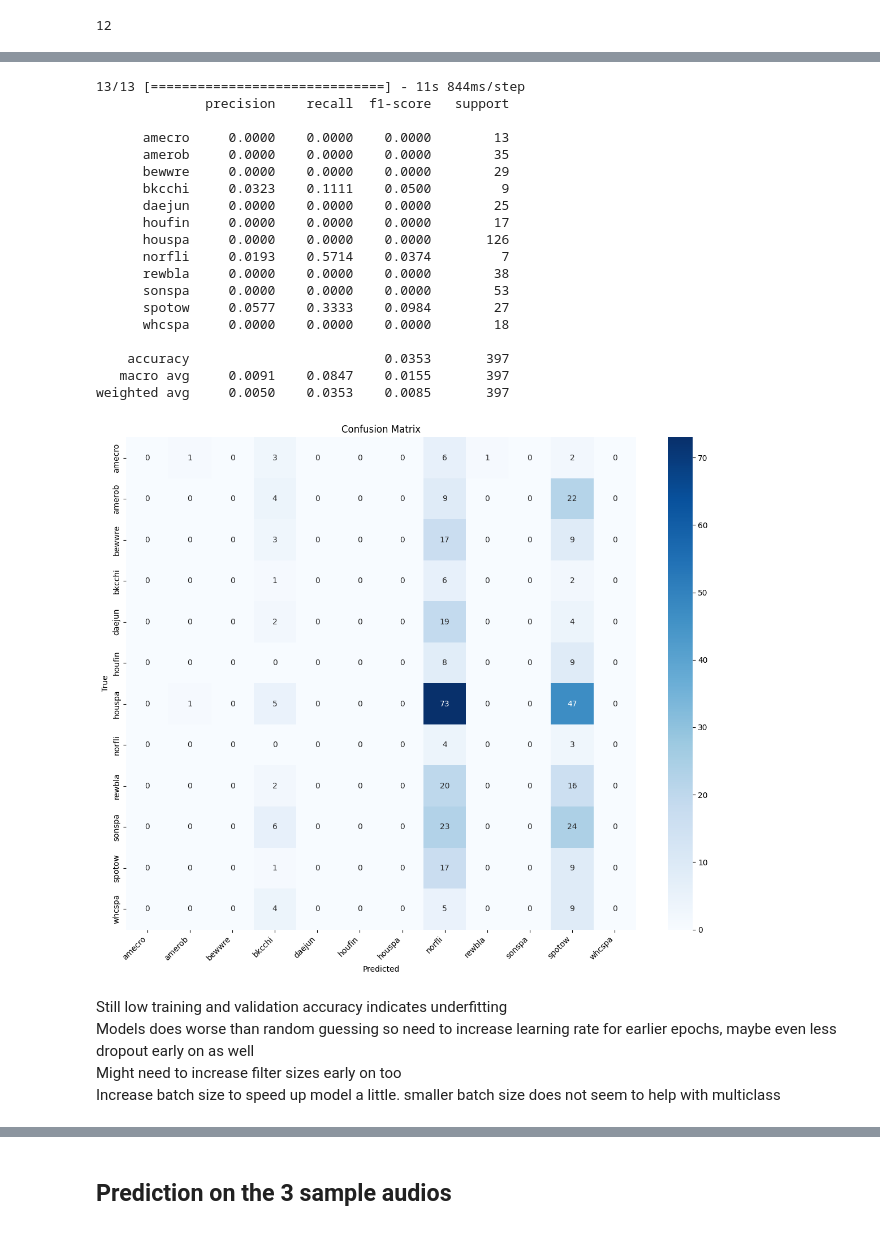
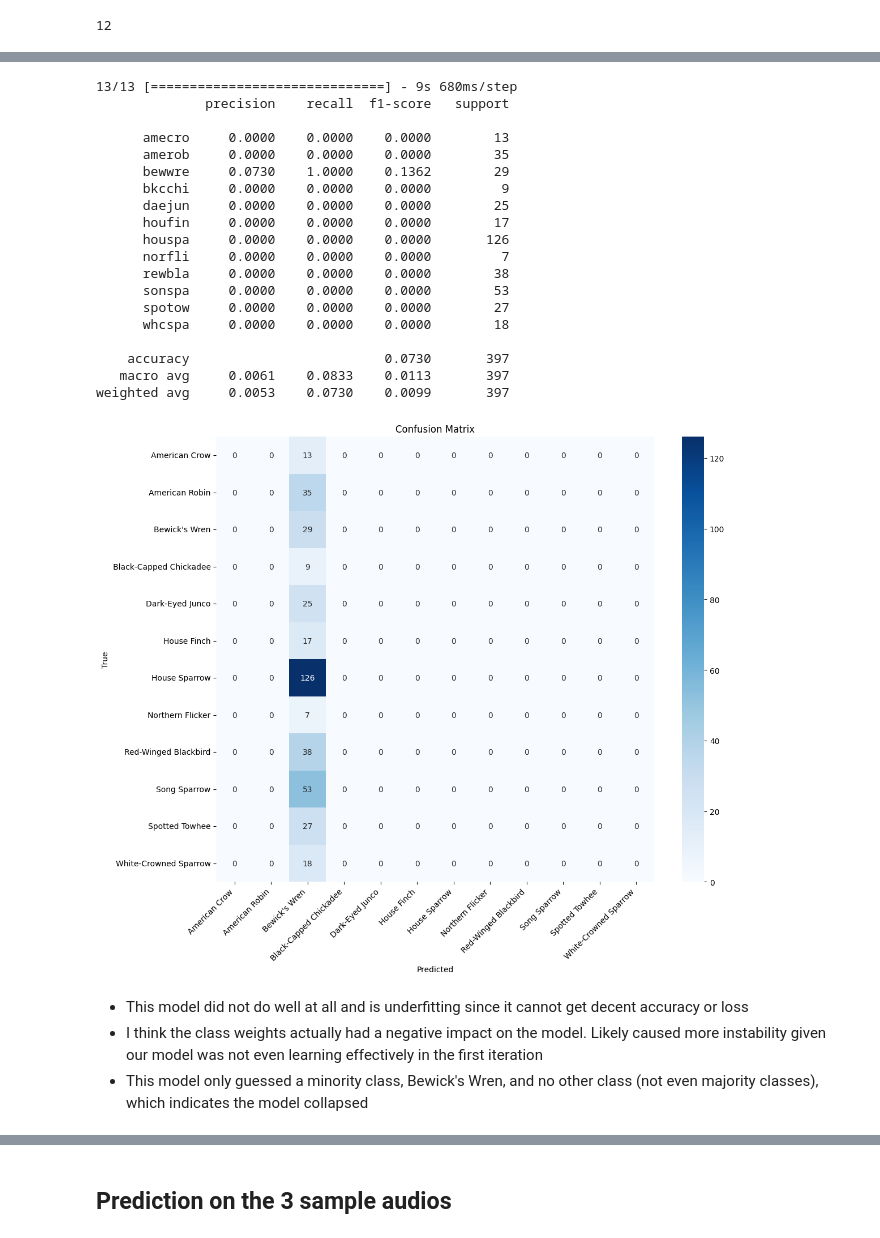
Before and after one commit to ChristufaY/data5322, a Jupyter notebook: hw3/multiclass.ipynb, the cells around one changed output, grey strips where cells are left out. Saved outputs shown, nothing was run; the diff lists cells and outputs as text; code cells hidden in the pictures.

Commit message:
re-did multiclass models. great success

```diff
--- a/hw3/multiclass.ipynb
+++ b/hw3/multiclass.ipynb
@@ -101,6 +96,6 @@ X_max = np.max(X, axis = (1, 2, 3), keepdims = True)
 X = (X - X_min) / (X_max - X_min + 1e-8)
 # %%
 # stratified split to get aligned train/test splits for both X, onehot labels, and raw integer labels
-X_train, X_test, y_train, y_test, y_train_raw, y_test_raw = train_test_split(
-    X, y_onehot, y_encoded, test_size = 0.2, random_state = 5322, stratify = y_encoded
+X_train, X_test, y_train, y_test = train_test_split(
+    X, y_encoded, test_size = 0.2, random_state = 5322, stratify = y_encoded
 )
@@ -292,46 +243,52 @@ Model stopped very early on as well
+# %%
+class_weights = class_weight.compute_class_weight(
+    class_weight = 'balanced',
+    classes = np.unique(y_train),
+    y = y_train
+)
+
+class_weights_dict = dict(enumerate(class_weights))
 # %%
 # second multiclass model
 model = Sequential([
     # layer group 1
-    Conv2D(64, (3, 3), input_shape = (128, 517, 1), activation = 'relu', kernel_regularizer = l2(0.00001), padding = 'same'),
+    Conv2D(32, (3, 3), input_shape = (128, 517, 1), activation = 'relu', padding = 'same'),
     BatchNormalization(),
-    Dropout(0.1),
     MaxPooling2D(2, 2),
     # group 2
-    Conv2D(64, (3, 3), activation = 'relu', kernel_regularizer = l2(0.00001), padding = 'same'),
+    Conv2D(64, (3, 3), activation = 'relu', padding = 'same'),
     BatchNormalization(),
-    Dropout(0.1),
     MaxPooling2D(2, 2),
     # group 3
-    Conv2D(128, (3, 3), activation = 'relu', kernel_regularizer = l2(0.00001), padding = 'same'),
+    Conv2D(128, (3, 3), activation = 'relu', padding = 'same'),
     BatchNormalization(),
-    Dropout(0.1),
     MaxPooling2D(2, 2),
     # group 4
-    Conv2D(256, (3, 3), activation = 'relu', kernel_regularizer = l2(0.00001), padding = 'same'),
+    Conv2D(256, (3, 3), activation = 'relu', padding = 'same'),
     BatchNormalization(),
-    Dropout(0.1),
     MaxPooling2D(2, 2),
     # global pooling
-    GlobalMaxPooling2D(),
-    Dense(units = 128, activation = 'relu', kernel_regularizer = l2(0.00001)),
-    Dropout(0.1),
+    GlobalAveragePooling2D(),
+    Dense(units = 128, activation = 'relu'),
+    Dropout(0.5),
     Dense(units = num_classes, activation = 'softmax')
 ], name = "Multiclass_Model_2")
 
 model.compile(
-    optimizer = Adam(learning_rate = 0.001),
-    loss = CategoricalCrossentropy(label_smoothing = 0.03),
+    optimizer = Adam(learning_rate = 0.0001),
+    loss = SparseCategoricalCrossentropy(),
     metrics = ['accuracy']
 )
 
 model.summary()
 
-early_stopping = EarlyStopping(monitor = 'val_loss', patience = 5, restore_best_weights = True)
+early_stopping = EarlyStopping(monitor = 'val_loss', patience = 7, restore_best_weights = True)
 reduce_lr = ReduceLROnPlateau(monitor = 'val_loss', factor = 0.5, patience = 3, min_lr = 1e-5, verbose = 1)
 
 history = model.fit(
-    datagen.flow(X_train, y_train, batch_size = 32),
+    X_train,
+    y_train,
+    batch_size = 32,
     validation_data = (X_test, y_test),
     epochs = 100,
     callbacks = [early_stopping, reduce_lr],
@@ -362,48 +319,47 @@ Test accuracy: 0.03526448458433151
 # %%
 # predictions
 y_pred_probs = model.predict(X_test)
-y_pred = np.argmax(y_pred_probs, axis=1)
-y_true = np.argmax(y_test, axis=1)
+y_pred = np.argmax(y_pred_probs, axis = 1)
 
 # get class labels in correct order (by integer encoding)
 target_names = [label_map[i] for i in sorted(label_map.keys())]
 
-print(classification_report(y_true, y_pred, target_names = target_names, digits = 4, zero_division = 0))
+print(classification_report(y_test, y_pred, target_names = target_names, digits = 4, zero_division = 0))
 # %% [output]
-13/13 [==============================] - 11s 844ms/step
+13/13 [==============================] - 9s 680ms/step
               precision    recall  f1-score   support
 
       amecro     0.0000    0.0000    0.0000        13
       amerob     0.0000    0.0000    0.0000        35
-      bewwre     0.0000    0.0000    0.0000        29
-      bkcchi     0.0323    0.1111    0.0500         9
+      bewwre     0.0730    1.0000    0.1362        29
+      bkcchi     0.0000    0.0000    0.0000         9
       daejun     0.0000    0.0000    0.0000        25
       houfin     0.0000    0.0000    0.0000        17
       houspa     0.0000    0.0000    0.0000       126
-      norfli     0.0193    0.5714    0.0374         7
+      norfli     0.0000    0.0000    0.0000         7
       rewbla     0.0000    0.0000    0.0000        38
       sonspa     0.0000    0.0000    0.0000        53
-      spotow     0.0577    0.3333    0.0984        27
+      spotow     0.0000    0.0000    0.0000        27
       whcspa     0.0000    0.0000    0.0000        18
 
-    accuracy                         0.0353       397
-   macro avg     0.0091    0.0847    0.0155       397
-weighted avg     0.0050    0.0353    0.0085       397
+    accuracy                         0.0730       397
+   macro avg     0.0061    0.0833    0.0113       397
+weighted avg     0.0053    0.0730    0.0099       397
 # %%
 # confusion matrix
-cm = confusion_matrix(y_true, y_pred)
+cm = confusion_matrix(y_test, y_pred)
 plt.figure(figsize = (12, 10))
-sns.heatmap(cm, annot = True, fmt = 'd', cmap = 'Blues', xticklabels = species_names, yticklabels = species_names)
+sns.heatmap(cm, annot = True, fmt = 'd', cmap = 'Blues', xticklabels = common_name, yticklabels = common_name)
 plt.xlabel("Predicted")
 plt.ylabel("True")
 plt.title("Confusion Matrix")
 plt.xticks(rotation = 45, ha = 'right')
+plt.yticks(rotation = 360, ha = 'right')
 plt.tight_layout()
 plt.show()
 # %% [output]
-[figure, old version]
+[figure, new version]
 # %% [markdown]
-Still low training and validation accuracy indicates underfitting\
-Models does worse than random guessing so need to increase learning rate for earlier epochs, maybe even less dropout early on as well\
-Might need to increase filter sizes early on too\
-Increase batch size to speed up model a little. smaller batch size does not seem to help with multiclass
+- This model did not do well at all and is underfitting since it cannot get decent accuracy or loss
+- I think the class weights actually had a negative impact on the model. Likely caused more instability given our model was not even learning effectively in the first iteration
+- This model only guessed a minority class, Bewick's Wren, and no other class (not even majority classes), which indicates the model collapsed
```
Also changed, not shown: parts of 26 cells of this notebook, 2 other files.
